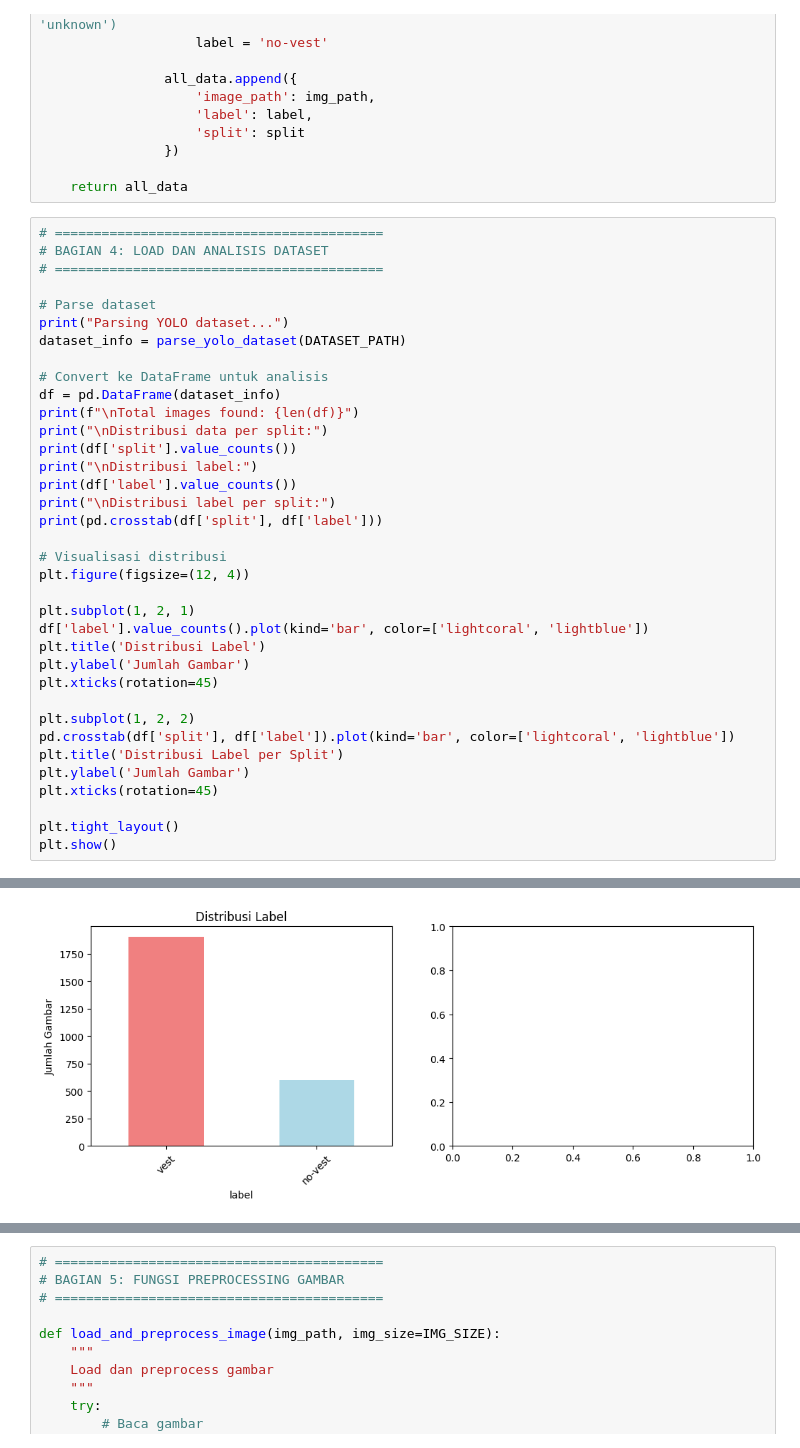
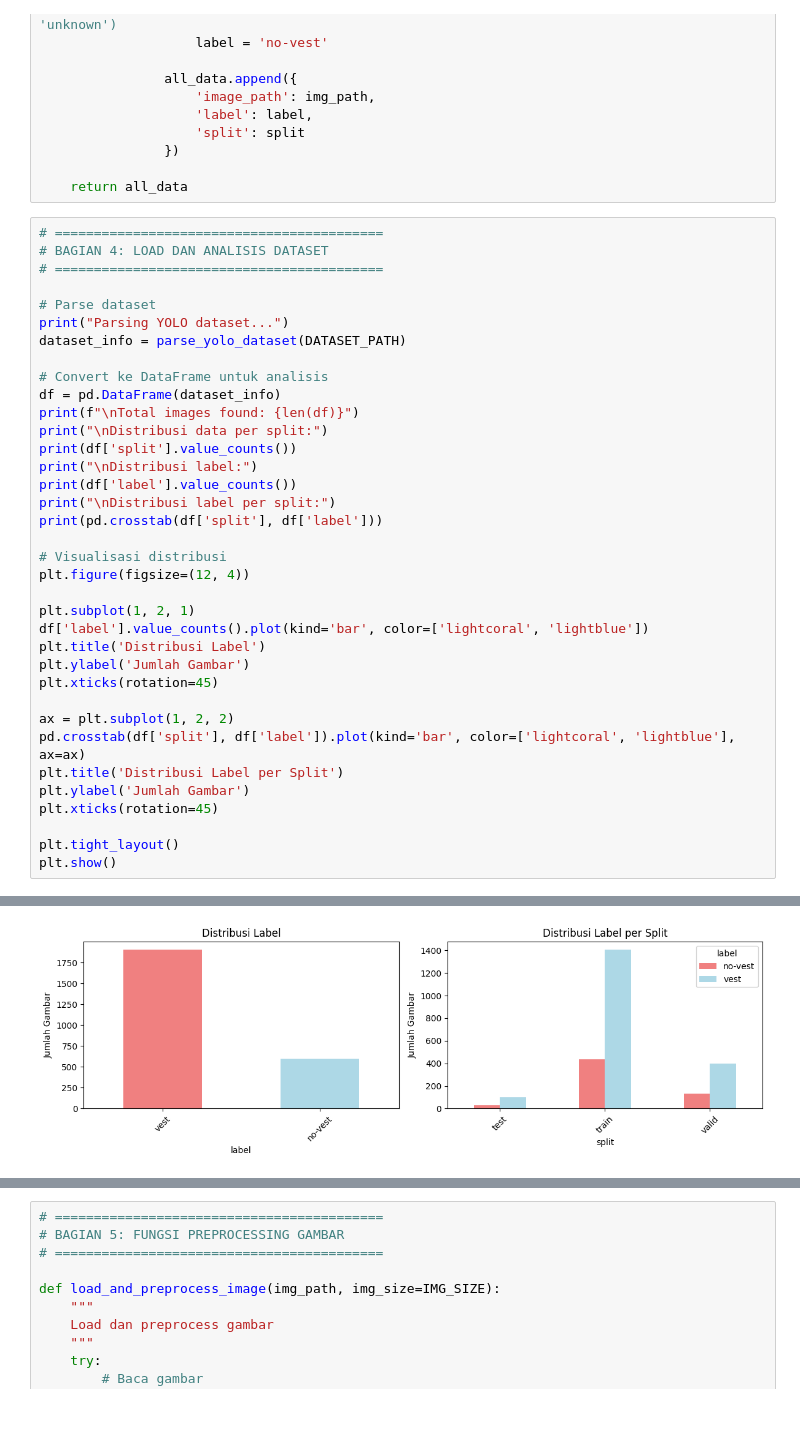
Before and after one commit to alfarezyyd/python-ppe-detection, a Jupyter notebook: src/train-with-cnn.ipynb, the cells around one changed output, grey strips where cells are left out. Cells and saved outputs as stored; diff of their text form; blank space fills up the shorter version.

```diff
--- a/src/train-with-cnn.ipynb
+++ b/src/train-with-cnn.ipynb
@@ -141,33 +141,33 @@ plt.figure(figsize=(12, 4))
 plt.subplot(1, 2, 1)
 df['label'].value_counts().plot(kind='bar', color=['lightcoral', 'lightblue'])
 plt.title('Distribusi Label')
 plt.ylabel('Jumlah Gambar')
 plt.xticks(rotation=45)
 
-plt.subplot(1, 2, 2)
-pd.crosstab(df['split'], df['label']).plot(kind='bar', color=['lightcoral', 'lightblue'])
+ax = plt.subplot(1, 2, 2)
+pd.crosstab(df['split'], df['label']).plot(kind='bar', color=['lightcoral', 'lightblue'], ax=ax)
 plt.title('Distribusi Label per Split')
 plt.ylabel('Jumlah Gambar')
 plt.xticks(rotation=45)
 
 plt.tight_layout()
 plt.show()
 # %% [output]
 Parsing YOLO dataset...
 Processing train split...
 Processing valid split...
 Processing test split...
 
 Total images found: 2503
 
 Distribusi data per split:
 split
 train    1841
 valid     531
 test      131
 ... (10 lines left out)
 split
 test        29   102
 train      436  1405
 valid      134   397
-[figure, old version]
+[figure, new version]
```
Also changed, not shown: parts of 4 cells of this notebook.
